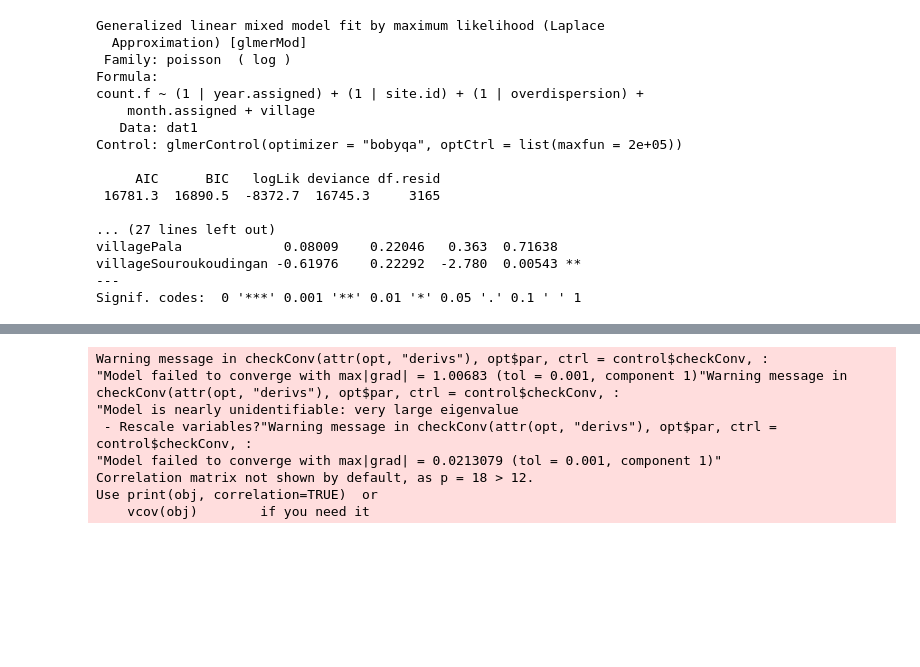
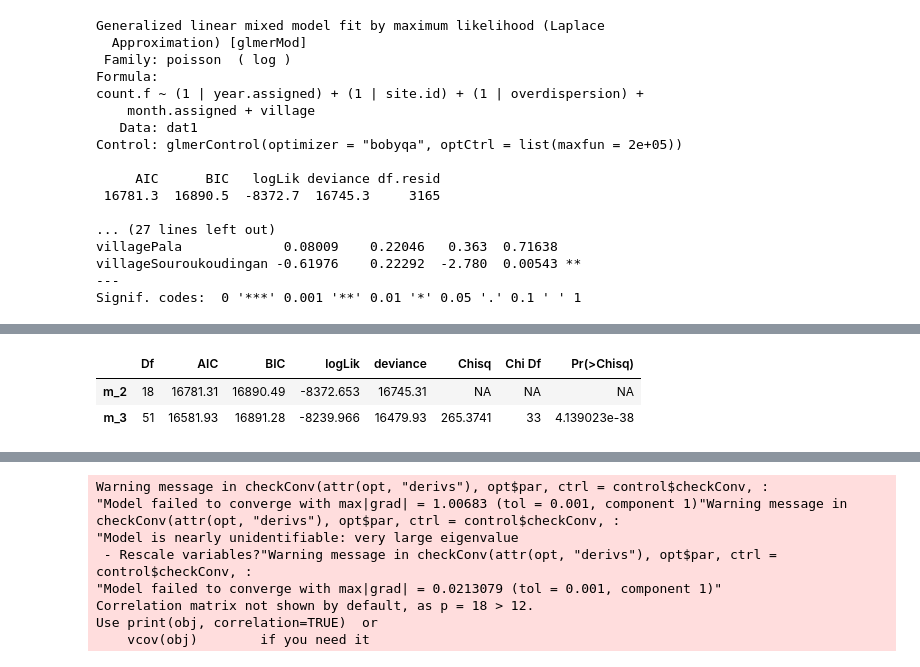
Before and after one commit to tinyuhui/PSC_modelling, a Jupyter notebook: notebook1.ipynb, the cells around one changed output, grey strips where cells are left out. Drawn from its saved outputs; the diff is of its cells as text; code cells hidden in the pictures; blank space fills up the shorter version.

```diff
--- a/notebook1.ipynb
+++ b/notebook1.ipynb
@@ -291,10 +273,10 @@ As said, some crucial sources of variations are the monthly and yearly variation
 # %%
 # MODEL 2. ADD month.assigned
 overdispersion<-1:nrow(dat1)
-m<-glmer(count.f~(1|year.assigned)+(1|site.id)+(1|overdispersion)+month.assigned+village,
+m_2<-glmer(count.f~(1|year.assigned)+(1|site.id)+(1|overdispersion)+month.assigned+village,
              family='poisson', data=dat1,
              control=glmerControl(optimizer="bobyqa",optCtrl=list(maxfun=2e5)))
-summary(m)
+summary(m_2)
 # EXTRACT MAXIMISED LOG-LIKELIHOOD
 #as.numeric(summary(m)$logLik)
 # %% [output]
@@ -320,0 +314,7 @@ Signif. codes:  0 '***' 0.001 '**' 0.01 '*' 0.05 '.' 0.1 ' ' 1
+# %%
+# MODEL 3. WITH INTERACTION, village*month.assigned
+overdispersion<-1:nrow(dat1)
+m_3<-glmer(count.f~(1|year.assigned)+(1|site.id)+(1|overdispersion)+month.assigned*village,
+             family='poisson', data=dat1,
+             control=glmerControl(optimizer="bobyqa",optCtrl=list(maxfun=2e5)))
+summary(m_3)
@@ -320,0 +345,7 @@ Signif. codes:  0 '***' 0.001 '**' 0.01 '*' 0.05 '.' 0.1 ' ' 1
+# %%
+# MODEL COMPARISON
+anova(m_2, m_3)
+# %% [output]
+|  | Df | AIC | BIC | logLik | deviance | Chisq | Chi Df | Pr(>Chisq) |
+| m_2 | 18 | 16781.31 | 16890.49 | -8372.653 | 16745.31 | NA | NA | NA |
+| m_3 | 51 | 16581.93 | 16891.28 | -8239.966 | 16479.93 | 265.3741 | 33 | 4.139023e-38 |
```
Also changed, not shown: parts of 20 cells of this notebook, 2 other files.
